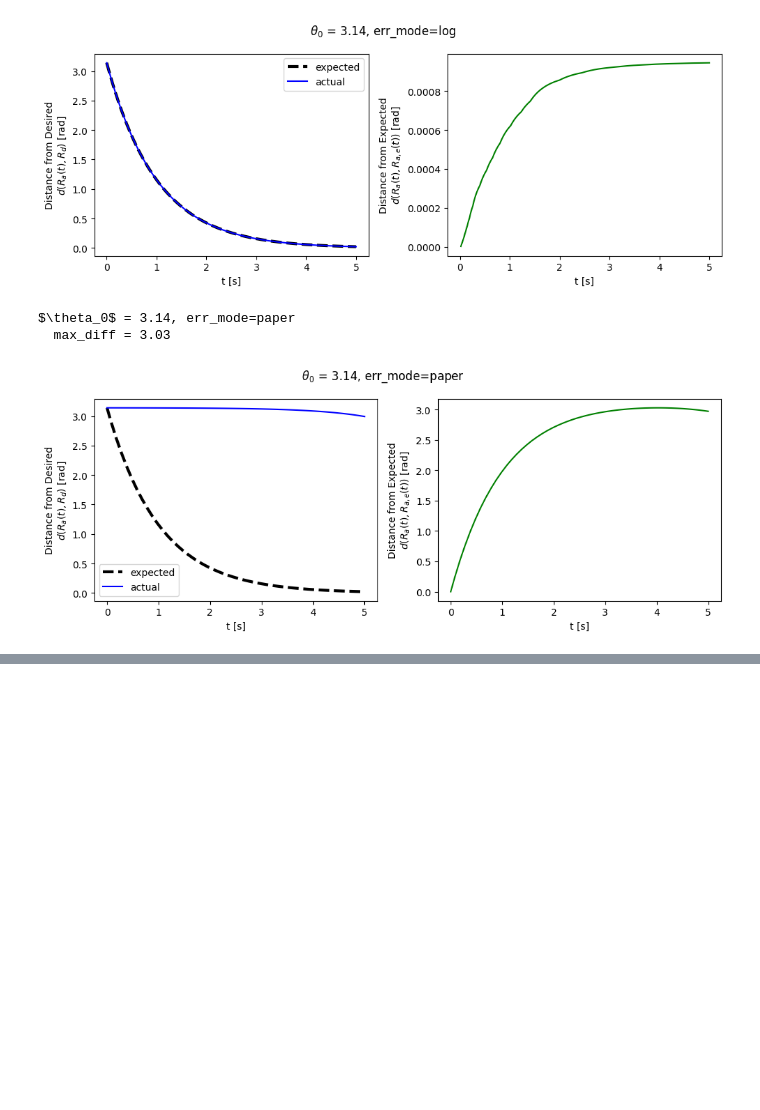
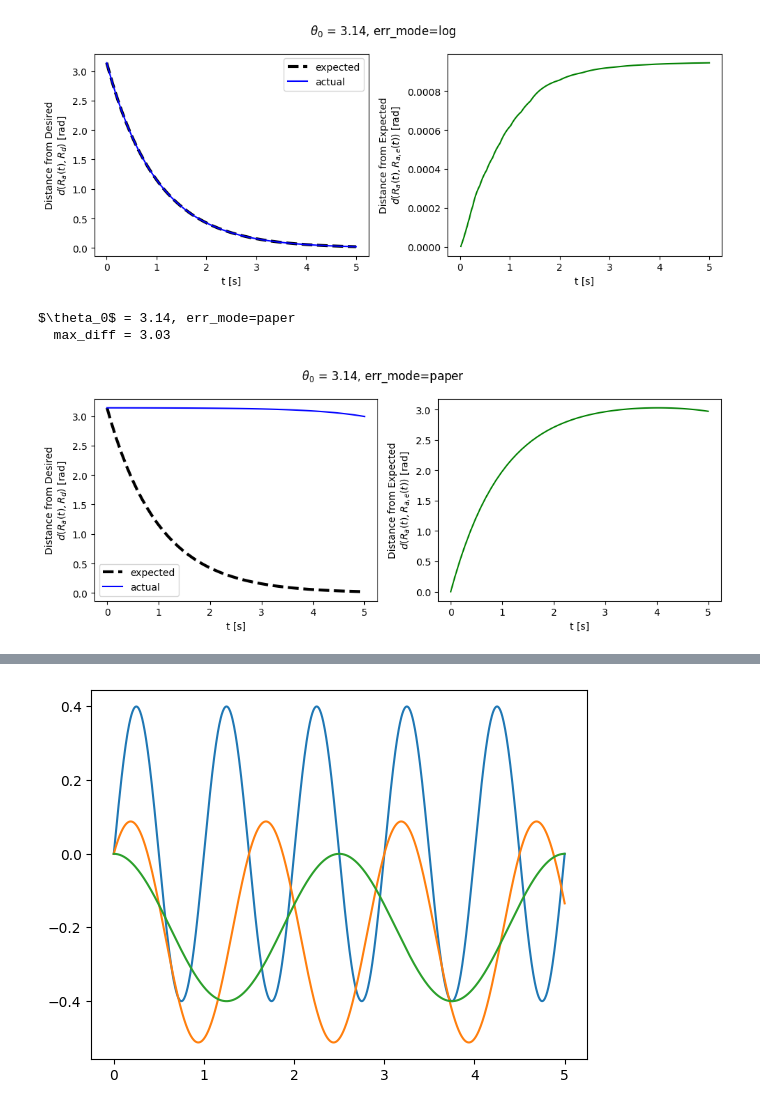
Before and after one commit to EricCousineau-TRI/repro, a Jupyter notebook: drake_stuff/notebooks/so2_so3_feedback.ipynb, the cells around one changed output, grey strips where cells are left out. Drawn from its saved outputs; the diff is of its cells as text; code cells hidden in the pictures; blank space fills up the shorter version.

```diff
--- a/drake_stuff/notebooks/so2_so3_feedback.ipynb
+++ b/drake_stuff/notebooks/so2_so3_feedback.ipynb
@@ -76,6 +82,9 @@ def integrate(q0, calc_qd, tf, *, accuracy=1e-5):
 # %%
 def maxabs(x):
     return np.max(np.abs(x))
+
+def cat(*args):
+    return np.concatenate(args)
 
 def flatten(R):
     return R.flat[:]
@@ -131,6 +140,15 @@ def axang(ax, th):
     R = np.eye(3) + S * np.sin(th) + S @ S * (1 - np.cos(th))
     return R
 
+def axang3(r, *, tol=1e-10):
+    r = np.asarray(r)
+    th = np.linalg.norm(r)
+    if th < tol:
+        ax = np.array([0, 0, 1])
+    else:
+        ax = r / th
+    return axang(ax, th)
+
 def so3_angle(R):
     # same as AngleAxis(R).angle()
     th = np.arccos((np.trace(R) - 1) / 2)
@@ -547,0 +587,83 @@ $\theta_0$ = 3.14, err_mode=paper
+# %%
+# Proposition shows this to be body-frame angular velocity.
+# "world-frame" coordinates
+# r0 = np.array([0.1, 0.2,  0.3])
+r0 = np.array([0.0, 0.0,  0.0])
+
+def to_R(r):
+    # `r` specifies world-frame. We want to compute body-frame.
+    return axang3(r)
+
+def to_r(R):
+    return to_axang3(R)
+
+def to_q(r, R):
+    return cat(r, flatten(R))
+
+def from_q(q, *, check=True):
+    num = len(r0)
+    r = q[:num]
+    R = unflatten(q[num:])
+    if check:
+        so3_tol = 1e-4
+        so3_err = R @ R.T - np.eye(3)
+        assert maxabs(so3_err) < so3_tol, so3_err
+    return r, R
+
+def calc_r_rd(t):
+    As = np.array([0.4, 0.3, 0.2])
+    Ts = np.array([1.0, 1.5, 2.5])
+    T0_ratios = np.array([0, 0.125, 0.25])
+    ws = 2 * np.pi / Ts
+    x0 = T0_ratios * 2 * np.pi
+    x = ws * t + x0
+    xd = ws
+    y = np.sin(x)
+    y0 = np.sin(x0)
+    yd = xd * np.cos(x)
+    r = As * (y - y0) + r0
+    rd = As * yd
+    return r, rd
+
+def calc_qd(t, q):
+    ri, R = from_q(q, check=False)
+    r, rd = calc_r_rd(t)
+    w = rd
+    w_hat = skew(w)
+    Rd = w_hat @ R
+    qd = to_q(rd, Rd)
+    return qd
+
+def calc_R_expected(t):
+    r, _ = calc_r_rd(t)
+    R = to_R(r)
+    return R
+
+R0 = to_R(r0)
+q0 = to_q(r0, R0)
+
+ts, q_as = integrate(
+    q0=q0, calc_qd=calc_qd, tf=5.0, pass_time=True, accuracy=1e-6
+)
+r_as = [from_q(q_a)[0] for q_a in q_as]
+r_es = [calc_r_rd(t)[0] for t in ts]
+R_as = [from_q(q_a)[1] for q_a in q_as]
+R_es = [calc_R_expected(t) for t in ts]
+r_diffs = [maxabs(r_a - r_e) for (r_a, r_e) in zip(r_as, r_es)]
+R_diffs = [so3_dist(R_a, R_e) for (R_a, R_e) in zip(R_as, R_es)]
+
+ts, r_diffs, R_diffs = map(np.asarray, (ts, r_diffs, R_diffs))
+
+# Make sure we spec'd the right signal.
+assert maxabs(r_diffs) < 1e-9
+
+plt.figure()
+plt.plot(ts, r_as)
+
+plt.figure()
+plt.plot(ts, R_diffs)
+plt.xlabel("t [s]")
+plt.ylabel("Distance from Expected\n$d(R_a(t), R_{a,e}(t))$ [rad]")
+pass
+# %% [output]
+[figure, added]
```
Also changed, not shown: parts of 3 cells of this notebook, 2 other files.
